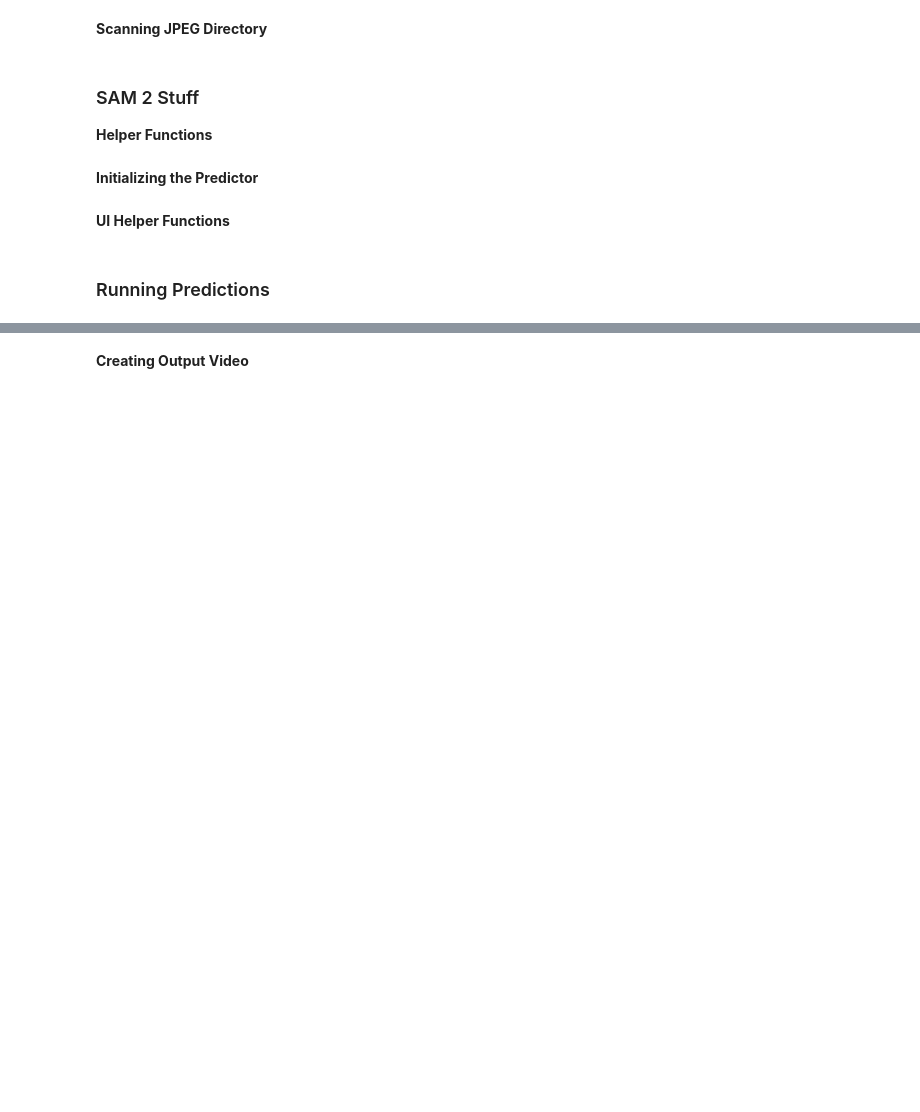
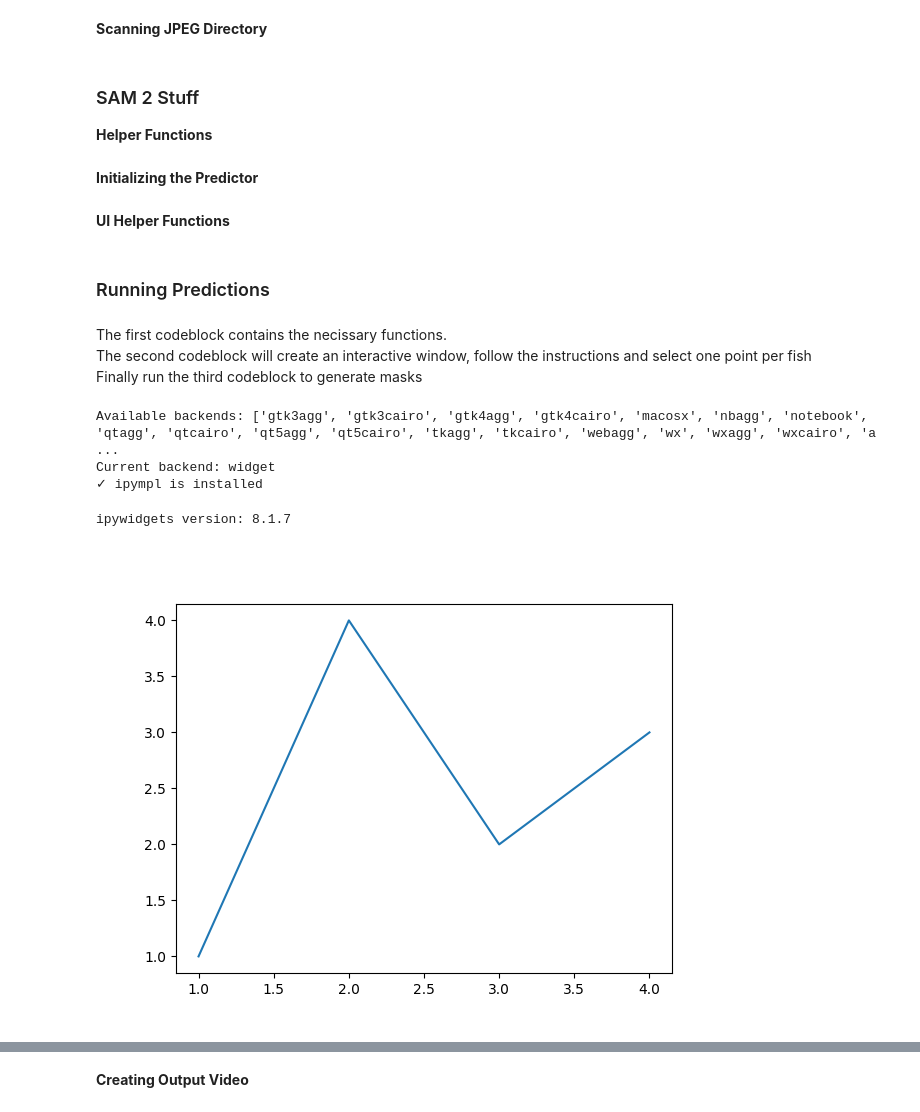
Before and after one commit to jay11256/fsh-cluster, a Jupyter notebook: singleSam2.ipynb, the cells around one changed output, grey strips where cells are left out. Cells and saved outputs as stored; diff of their text form; code cells hidden in the pictures; blank space fills up the shorter version.

```diff
--- a/singleSam2.ipynb
+++ b/singleSam2.ipynb
@@ -229,3 +232,7 @@ def propagate(vis_frame_stride, display):
     return video_segments
 # %% [markdown]
 ### Running Predictions
+# %% [markdown]
+The first codeblock contains the necissary functions.
+The second codeblock will create an interactive window, follow the instructions and select one point per fish
+Finally run the third codeblock to generate masks
@@ -232 +344,27 @@ def propagate(vis_frame_stride, display):
+# %%
+# TESTING ONLY
+print(f"Available backends: {matplotlib.rcsetup.all_backends}")
+print(f"Current backend: {matplotlib.pyplot.get_backend()}")
+
+# Test if ipympl is actually installed
+try:
+    import ipympl
+    print("✓ ipympl is installed")
+except ImportError:
+    print("✗ ipympl not found")
+# %% [output]
+Available backends: ['gtk3agg', 'gtk3cairo', 'gtk4agg', 'gtk4cairo', 'macosx', 'nbagg', 'notebook', 'qtagg', 'qtcairo', 'qt5agg', 'qt5cairo', 'tkagg', 'tkcairo', 'webagg', 'wx', 'wxagg', 'wxcairo', 'a ...
+Current backend: widget
+✓ ipympl is installed
+# %%
+import ipywidgets
+print(f"ipywidgets version: {ipywidgets.__version__}")
+# %% [output]
+ipywidgets version: 8.1.7
+# %%
+plt.figure()
+plt.plot([1,2,3,4], [1,4,2,3])
+plt.show()
+# %% [output]
+[figure, added]
 # %%
```
Also changed, not shown: parts of 12 cells of this notebook.
